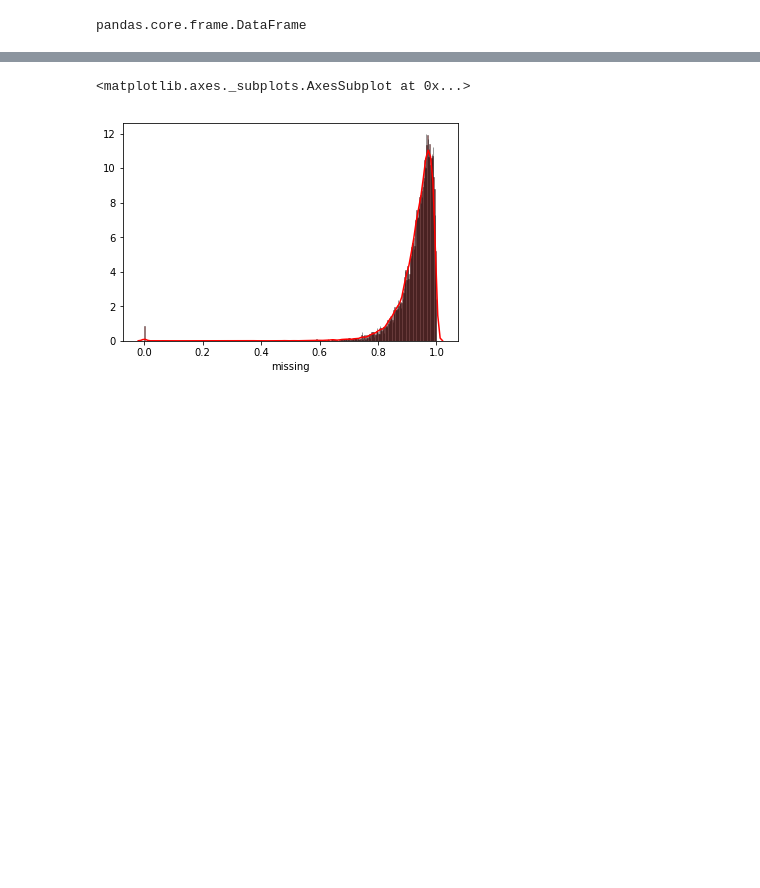
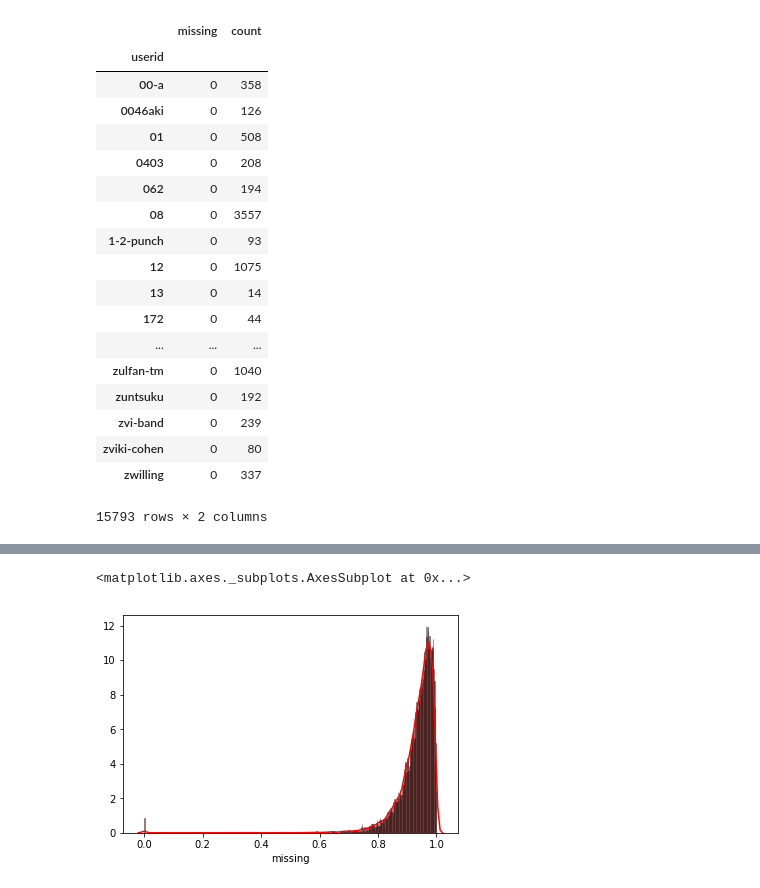
Before and after one commit to Magica-Chen/social-predictability, a Jupyter notebook: predictability.ipynb, the cells around one changed output, grey strips where cells are left out. Cells and saved outputs as stored; diff of their text form; code cells hidden in the pictures; blank space fills up the shorter version.

```diff
--- a/predictability.ipynb
+++ b/predictability.ipynb
@@ -114,0 +124,4 @@ df_hourly_datetime.head(5)
+# %%
+user_shannon_ent = df_hour.set_index("userid")['placeid'].groupby(level=0).apply(lambda x: drv.entropy(x.astype(str), estimator='PERKS'))
+# user_shannon_ent = df_hourly_datetime.set_index("userid")['placeid'].groupby(level=0).apply(lambda x: entropy2(x.astype(str), base=2))
+user_shannon_ent
@@ -115,5 +164,5 @@ df_hourly_datetime.head(5)
 # %%
-r_missing = df_hourly_datetime.set_index("userid")['placeid'].notnull().groupby(level=0).agg(['mean', 'count'])
+r_missing = df_hour.set_index("userid")['placeid'].notnull().groupby(level=0).agg(['mean', 'count'])
 # %%
 r_missing = r_missing.rename({'mean':'missing'}, axis = 1)
 r_missing['missing'] = 1- r_missing['missing']
@@ -128,4 +169,22 @@ df_hourly_datetime.loc[df_hourly_datetime['userid']=='4sq_test']
-# %%
-type(r_missing)
-# %% [output]
-pandas.core.frame.DataFrame
+# %%
+r_missing
+# %% [output]
+|  | missing | count |
+| userid |  |  |
+| 00-a | 0 | 358 |
+| 0046aki | 0 | 126 |
+| 01 | 0 | 508 |
+| 0403 | 0 | 208 |
+| 062 | 0 | 194 |
+| 08 | 0 | 3557 |
+| 1-2-punch | 0 | 93 |
+| 12 | 0 | 1075 |
+| 13 | 0 | 14 |
+| 172 | 0 | 44 |
+| ... | ... | ... |
+| zulfan-tm | 0 | 1040 |
+| zuntsuku | 0 | 192 |
+| zvi-band | 0 | 239 |
+| zviki-cohen | 0 | 80 |
+| zwilling | 0 | 337 |
+15793 rows × 2 columns
```
Also changed, not shown: parts of 34 cells of this notebook.
